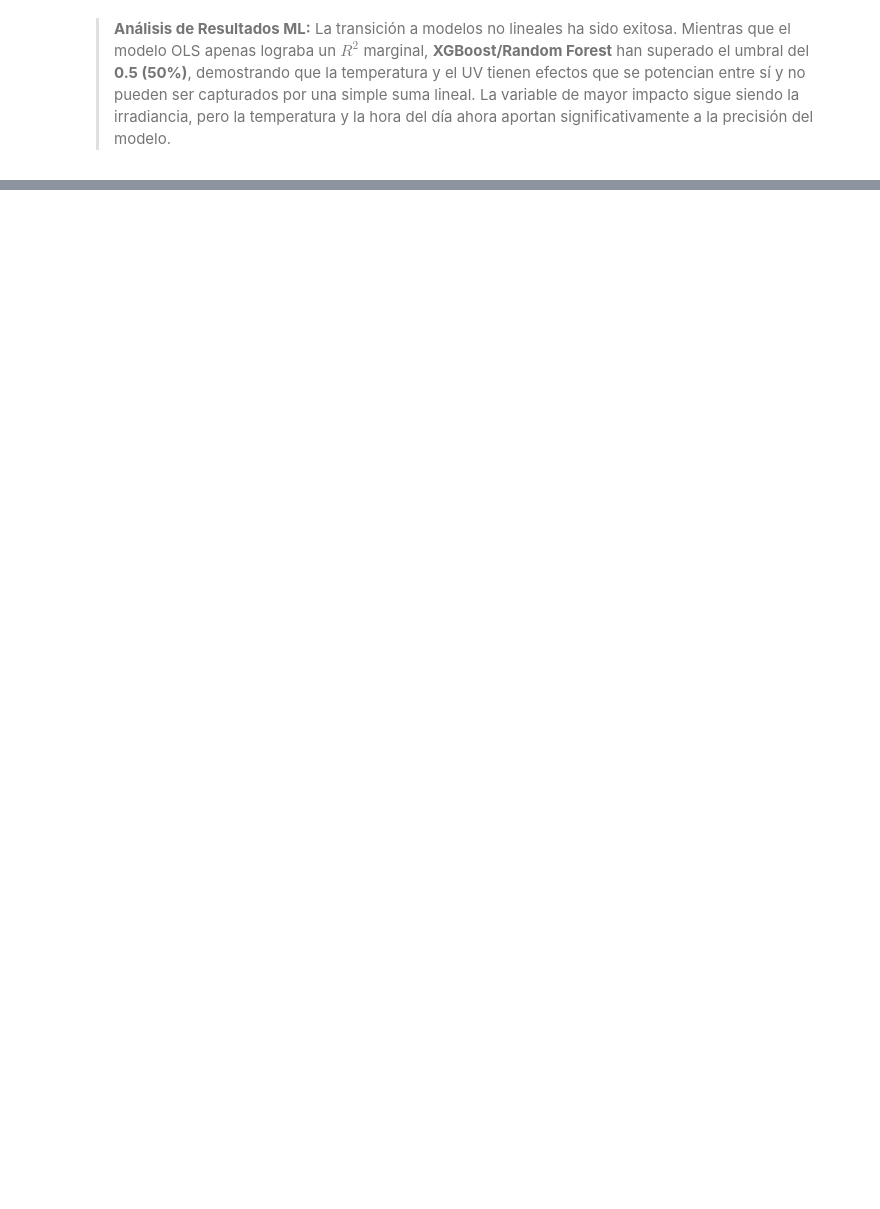
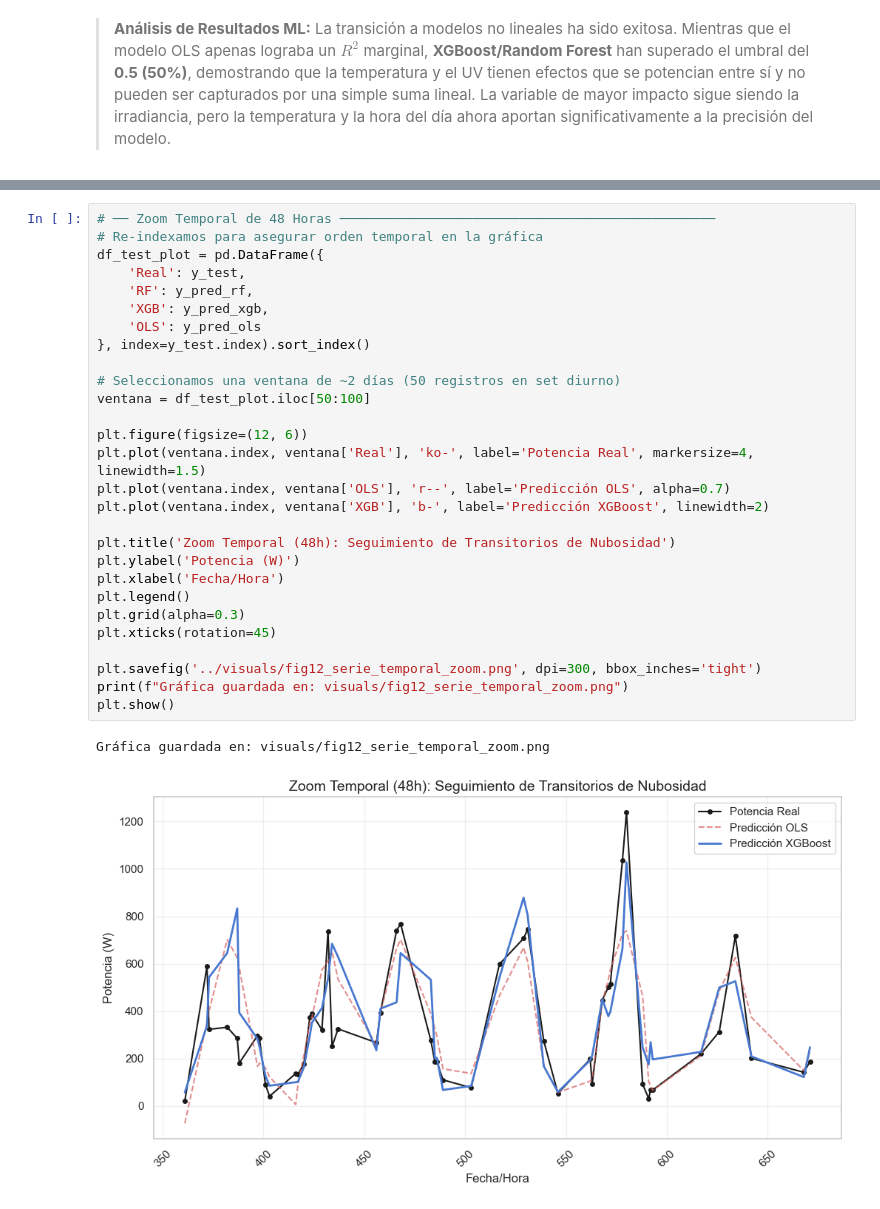
Before and after one commit to MaleBrochero/Bengali, a Jupyter notebook: Jupyter/Caso_Estudio_Solar_Malambo.ipynb, the cells around one changed output, grey strips where cells are left out. Saved outputs shown, nothing was run; the diff lists cells and outputs as text; blank space fills up the shorter version.

```diff
--- a/Jupyter/Caso_Estudio_Solar_Malambo.ipynb
+++ b/Jupyter/Caso_Estudio_Solar_Malambo.ipynb
@@ -940,0 +963,31 @@ Gráfica guardada en: visuals/fig10_real_vs_predicho_ml.png
+# %%
+# ── Zoom Temporal de 48 Horas ────────────────────────────────────────────────
+# Re-indexamos para asegurar orden temporal en la gráfica
+df_test_plot = pd.DataFrame({
+    'Real': y_test,
+    'RF': y_pred_rf,
+    'XGB': y_pred_xgb,
+    'OLS': y_pred_ols
+}, index=y_test.index).sort_index()
+
+# Seleccionamos una ventana de ~2 días (50 registros en set diurno)
+ventana = df_test_plot.iloc[50:100]
+
+plt.figure(figsize=(12, 6))
+plt.plot(ventana.index, ventana['Real'], 'ko-', label='Potencia Real', markersize=4, linewidth=1.5)
+plt.plot(ventana.index, ventana['OLS'], 'r--', label='Predicción OLS', alpha=0.7)
+plt.plot(ventana.index, ventana['XGB'], 'b-', label='Predicción XGBoost', linewidth=2)
+
+plt.title('Zoom Temporal (48h): Seguimiento de Transitorios de Nubosidad')
+plt.ylabel('Potencia (W)')
+plt.xlabel('Fecha/Hora')
+plt.legend()
+plt.grid(alpha=0.3)
+plt.xticks(rotation=45)
+
+plt.savefig('../visuals/fig12_serie_temporal_zoom.png', dpi=300, bbox_inches='tight')
+print(f"Gráfica guardada en: visuals/fig12_serie_temporal_zoom.png")
+plt.show()
+# %% [output]
+Gráfica guardada en: visuals/fig12_serie_temporal_zoom.png
+[figure, added]
```
Also changed, not shown: parts of 19 cells of this notebook, 14 other files.
